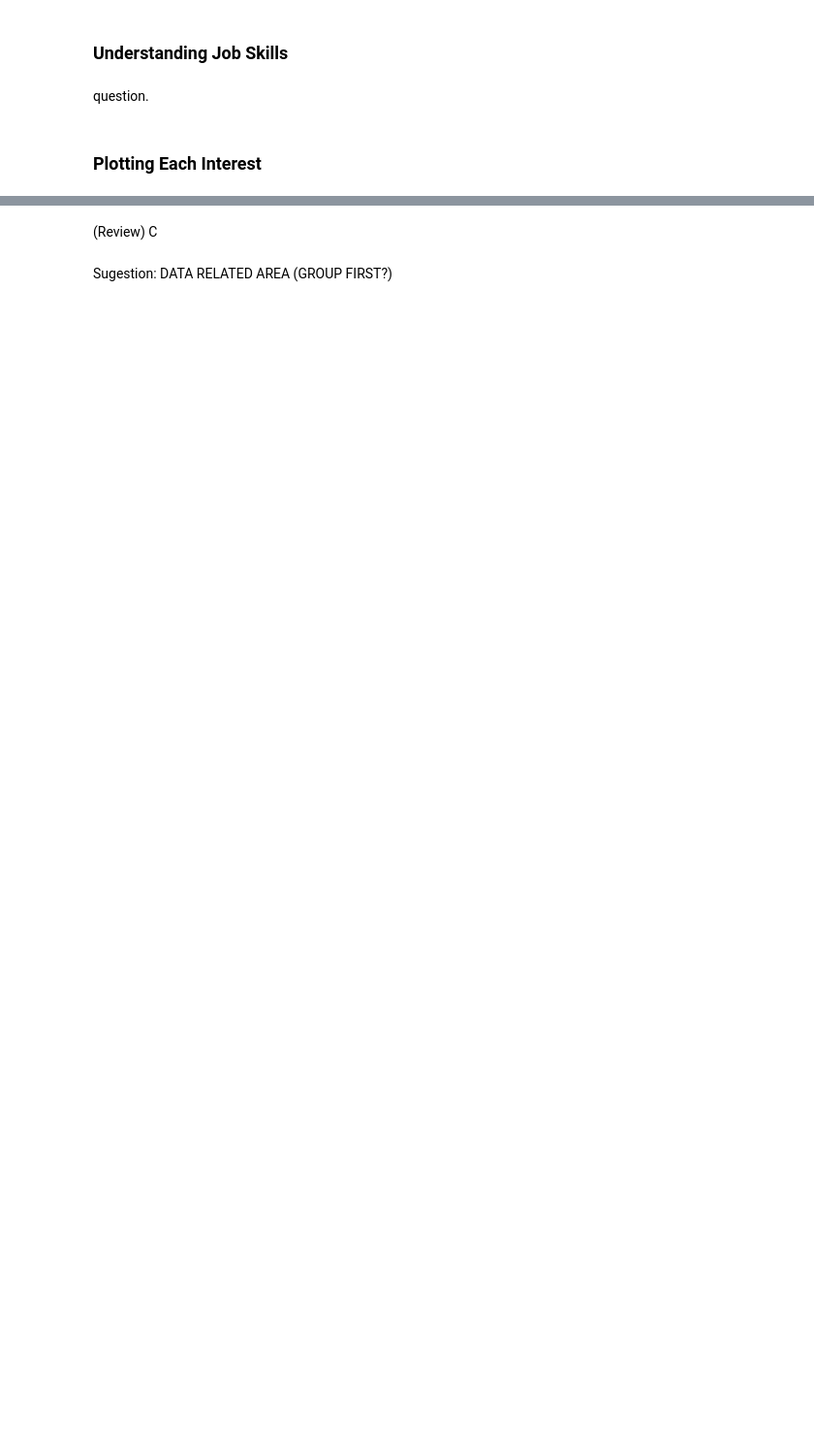
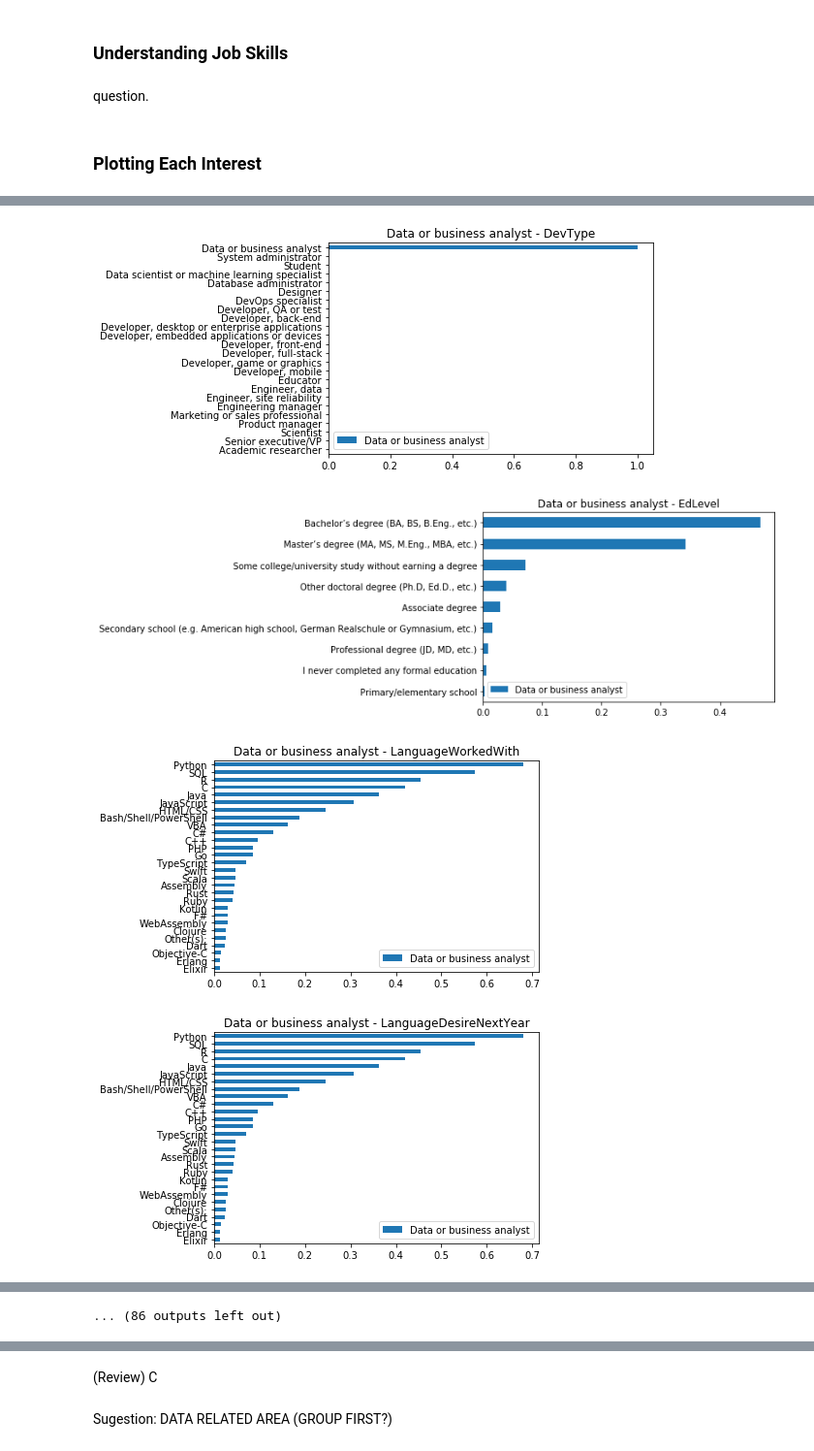
Before and after one commit to RenanVieiraDias/portfolio__data_science_articles, a Jupyter notebook: datasciencemedium.ipynb, the cells around one changed output, grey strips where cells are left out. Shown at 97% size. Saved outputs shown, nothing was run; the diff lists cells and outputs as text; code cells hidden in the pictures; blank space fills up the shorter version.

```diff
--- a/datasciencemedium.ipynb
+++ b/datasciencemedium.ipynb
@@ -220,0 +253,14 @@ for eachDevtype in devtype_interest:
+# %%
+# .sort_values('Speed')
+for eachOutput in dataJobsOutputs:
+    groupedResults = df[df['datajobsCategoryMicro']==eachOutput].groupby(['datajobsCategoryMicro']).mean()
+    for skill in columnsOptions:
+            groupedResults.reset_index()[columnsOptions[skill]].transpose().sort_values(0,ascending=True).plot.barh()
+            plt.legend(groupedResults.index)
+            plt.title(eachOutput + ' - ' + skill)
+            plt.show()
+# %% [output]
+[figure, added]
+[figure, added]
+[figure, added]
+[figure, added]
@@ -220,0 +275 @@ for eachDevtype in devtype_interest:
+... (86 outputs left out)
```
Also changed, not shown: parts of 29 cells of this notebook.
